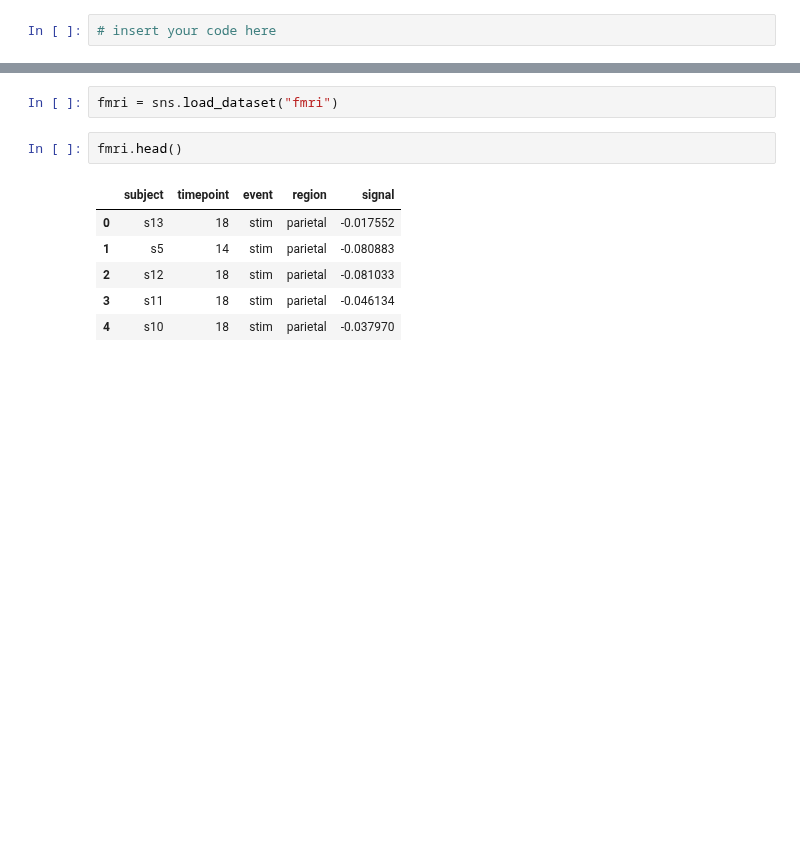
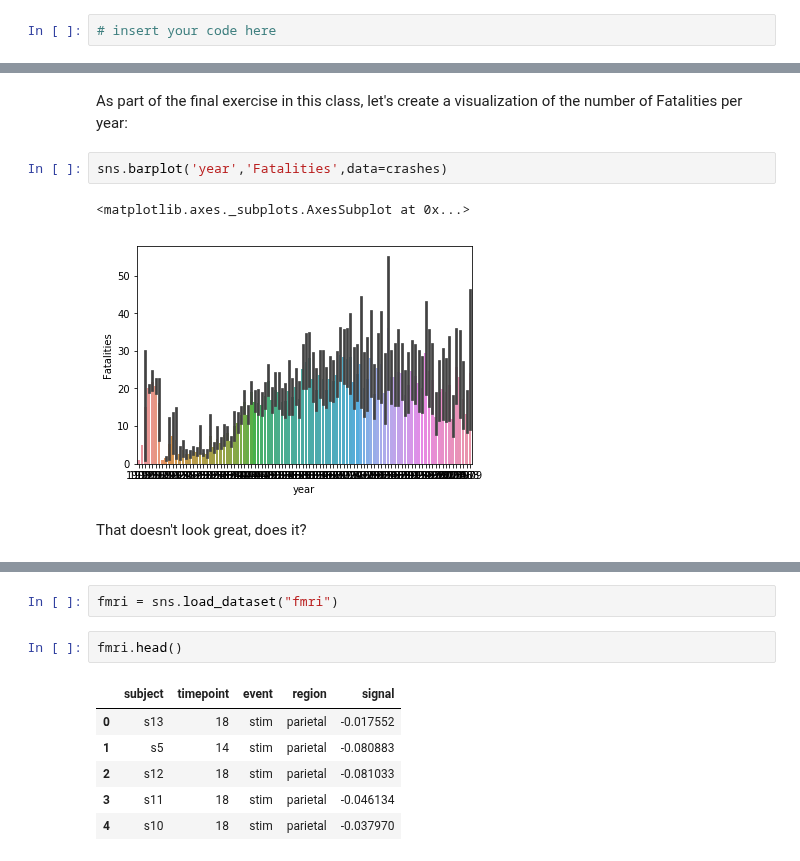
Before and after one commit to anhnguyendepocen/si370, a Jupyter notebook: 370_06_Visualization_I.ipynb, the cells around one changed output, grey strips where cells are left out. Cells and saved outputs as stored; diff of their text form; blank space fills up the shorter version.

Commit message:
Reorder some sections; complete flight crash section

```diff
--- a/370_06_Visualization_I.ipynb
+++ b/370_06_Visualization_I.ipynb
@@ -147,0 +203,10 @@ sns.distplot(wine['fixed acidity'])
+# %% [markdown]
+As part of the final exercise in this class, let's create a
+visualization of the number of Fatalities per year:
+# %%
+sns.barplot('year','Fatalities',data=crashes)
+# %% [output]
+<matplotlib.axes._subplots.AxesSubplot at 0x...>
+[figure, added]
+# %% [markdown]
+That doesn't look great, does it?
```
Also changed, not shown: parts of 35 cells of this notebook.
